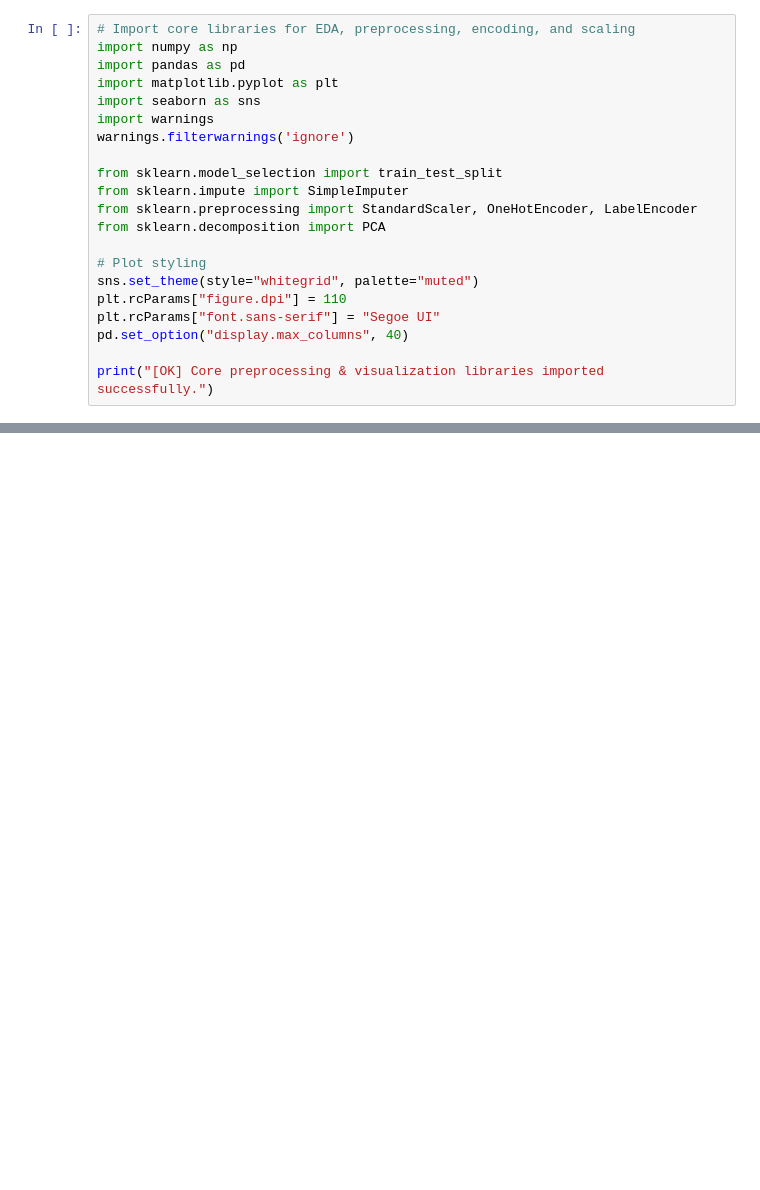
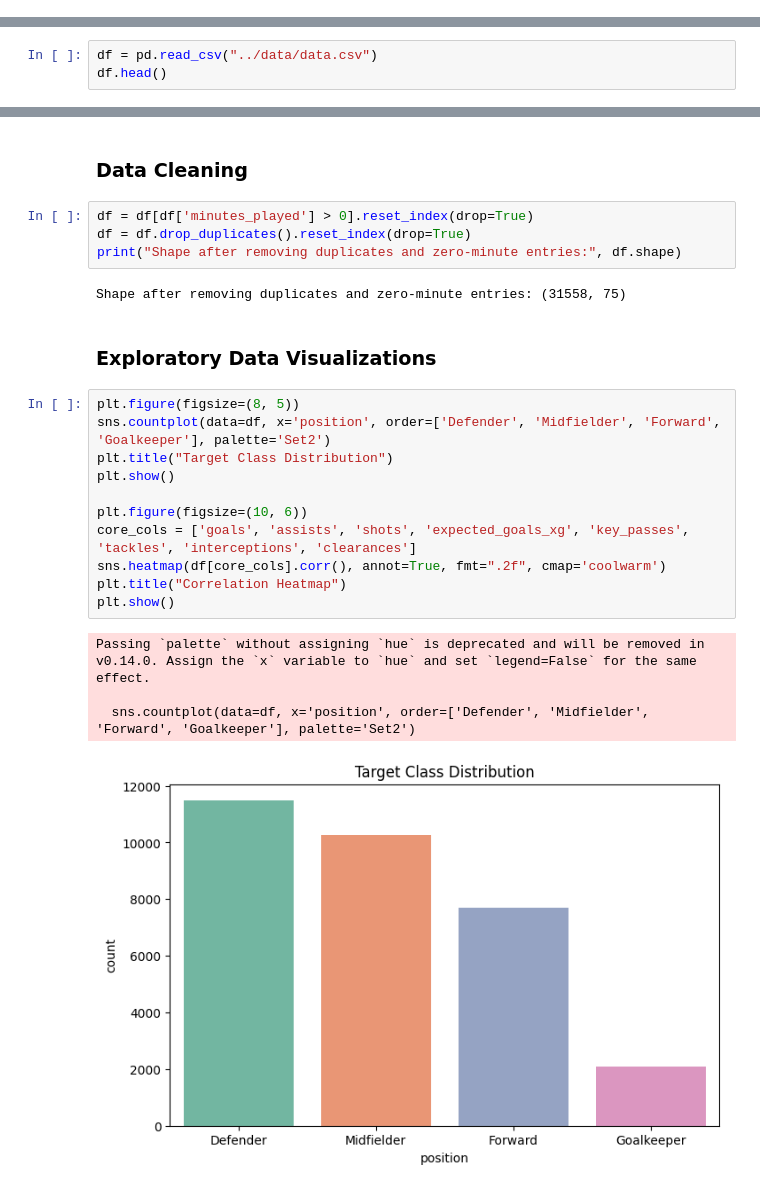
Before and after one commit to rohith24576/ML-FIFA-project, a Jupyter notebook: notebooks/preprocessing.ipynb, the cells around one changed output, grey strips where cells are left out. Cells and saved outputs as stored; diff of their text form; blank space fills up the shorter version.

Commit message:
chnages in the preprocessinga nd added the classification file

```diff
--- a/notebooks/preprocessing.ipynb
+++ b/notebooks/preprocessing.ipynb
@@ -18,21 +0,0 @@
-# %%
-# Import core libraries for EDA, preprocessing, encoding, and scaling
-import numpy as np
-import pandas as pd
-import matplotlib.pyplot as plt
-import seaborn as sns
-import warnings
-warnings.filterwarnings('ignore')
-
-from sklearn.model_selection import train_test_split
-from sklearn.impute import SimpleImputer
-from sklearn.preprocessing import StandardScaler, OneHotEncoder, LabelEncoder
-from sklearn.decomposition import PCA
-
-# Plot styling
-sns.set_theme(style="whitegrid", palette="muted")
-plt.rcParams["figure.dpi"] = 110
-plt.rcParams["font.sans-serif"] = "Segoe UI"
-pd.set_option("display.max_columns", 40)
-
-print("[OK] Core preprocessing & visualization libraries imported successfully.")
@@ -353,0 +19,3 @@ print("[OK] Preprocessed data saved successfully for downstream classification &
+# %%
+df = pd.read_csv("../data/data.csv")
+df.head()
@@ -353,0 +65,26 @@ print("[OK] Preprocessed data saved successfully for downstream classification &
+# %% [markdown]
+### Data Cleaning
+# %%
+df = df[df['minutes_played'] > 0].reset_index(drop=True)
+df = df.drop_duplicates().reset_index(drop=True)
+print("Shape after removing duplicates and zero-minute entries:", df.shape)
+# %% [output]
+Shape after removing duplicates and zero-minute entries: (31558, 75)
+# %% [markdown]
+### Exploratory Data Visualizations
+# %%
+plt.figure(figsize=(8, 5))
+sns.countplot(data=df, x='position', order=['Defender', 'Midfielder', 'Forward', 'Goalkeeper'], palette='Set2')
+plt.title("Target Class Distribution")
+plt.show()
+
+plt.figure(figsize=(10, 6))
+core_cols = ['goals', 'assists', 'shots', 'expected_goals_xg', 'key_passes', 'tackles', 'interceptions', 'clearances']
+sns.heatmap(df[core_cols].corr(), annot=True, fmt=".2f", cmap='coolwarm')
+plt.title("Correlation Heatmap")
+plt.show()
+# %% [output]
+Passing `palette` without assigning `hue` is deprecated and will be removed in v0.14.0. Assign the `x` variable to `hue` and set `legend=False` for the same effect.
+
+  sns.countplot(data=df, x='position', order=['Defender', 'Midfielder', 'Forward', 'Goalkeeper'], palette='Set2')
+[figure, added]
```
Also changed, not shown: parts of 42 cells of this notebook, 2 other files.
